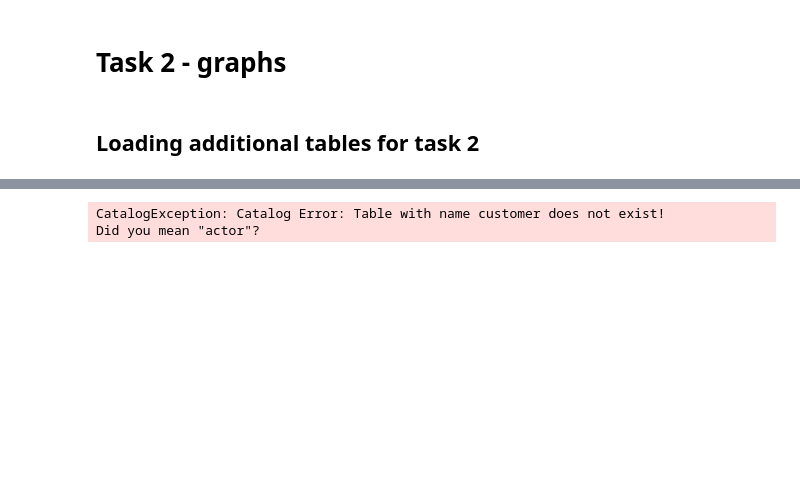
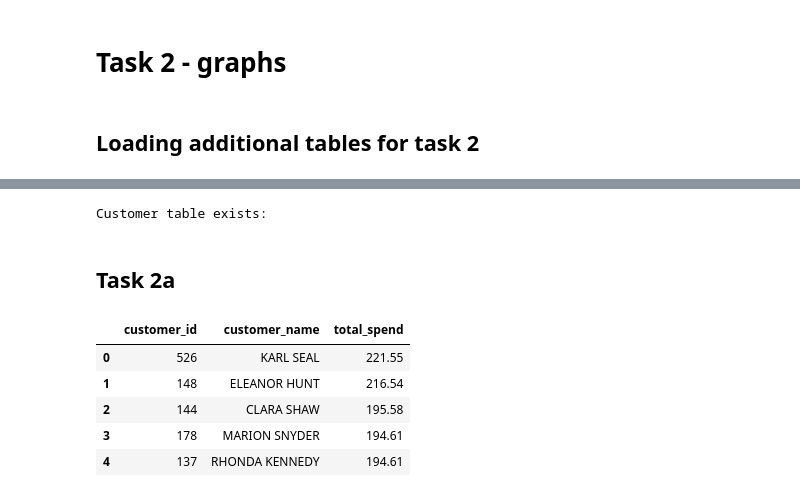
Before and after one commit to NasrWahi/sql_lab1_de25, a Jupyter notebook: duckdb_pandas.ipynb, the cells around one changed output, grey strips where cells are left out. Drawn from its saved outputs; the diff is of its cells as text; code cells hidden in the pictures; blank space fills up the shorter version.

Commit message:
Update task 2, added labels

```diff
--- a/duckdb_pandas.ipynb
+++ b/duckdb_pandas.ipynb
@@ -396,20 +436,36 @@ import pandas as pd
+# %%
+# Testing to see if the customer table has loaded
+try:
+    test_customer = duckdb.sql("SELECT * FROM customer LIMIT 3").df()
+    print("Customer table exists:")
+    test_customer
+except Exception as e:
+    print(f"Customer table error: {e}")
+# %% [output]
+Customer table exists:
+# %% [markdown]
+## Task 2a
 # %%
 # a) Top 5 customers by total spend
 
 task2a = duckdb.sql(
     """
     SELECT
         c.customer_id,
-        c.first_name || ' ' || c.last_name AS customer_name,
-        SUM(p.amount) AS total_spend
+        c.first_name || ' ' || c.last_name as customer_name,
+        SUM(p.amount) as total_spend
     FROM customer c
     JOIN payment p ON c.customer_id = p.customer_id
     GROUP BY c.customer_id, c.first_name, c.last_name
     ORDER BY total_spend DESC
     LIMIT 5;
 """).df()
 
 task2a
 # %% [output]
-CatalogException: Catalog Error: Table with name customer does not exist!
-Did you mean "actor"?
+|  | customer_id | customer_name | total_spend |
+| 0 | 526 | KARL SEAL | 221.55 |
+| 1 | 148 | ELEANOR HUNT | 216.54 |
+| 2 | 144 | CLARA SHAW | 195.58 |
+| 3 | 178 | MARION SNYDER | 194.61 |
+| 4 | 137 | RHONDA KENNEDY | 194.61 |
```
Also changed, not shown: parts of 5 cells of this notebook.
